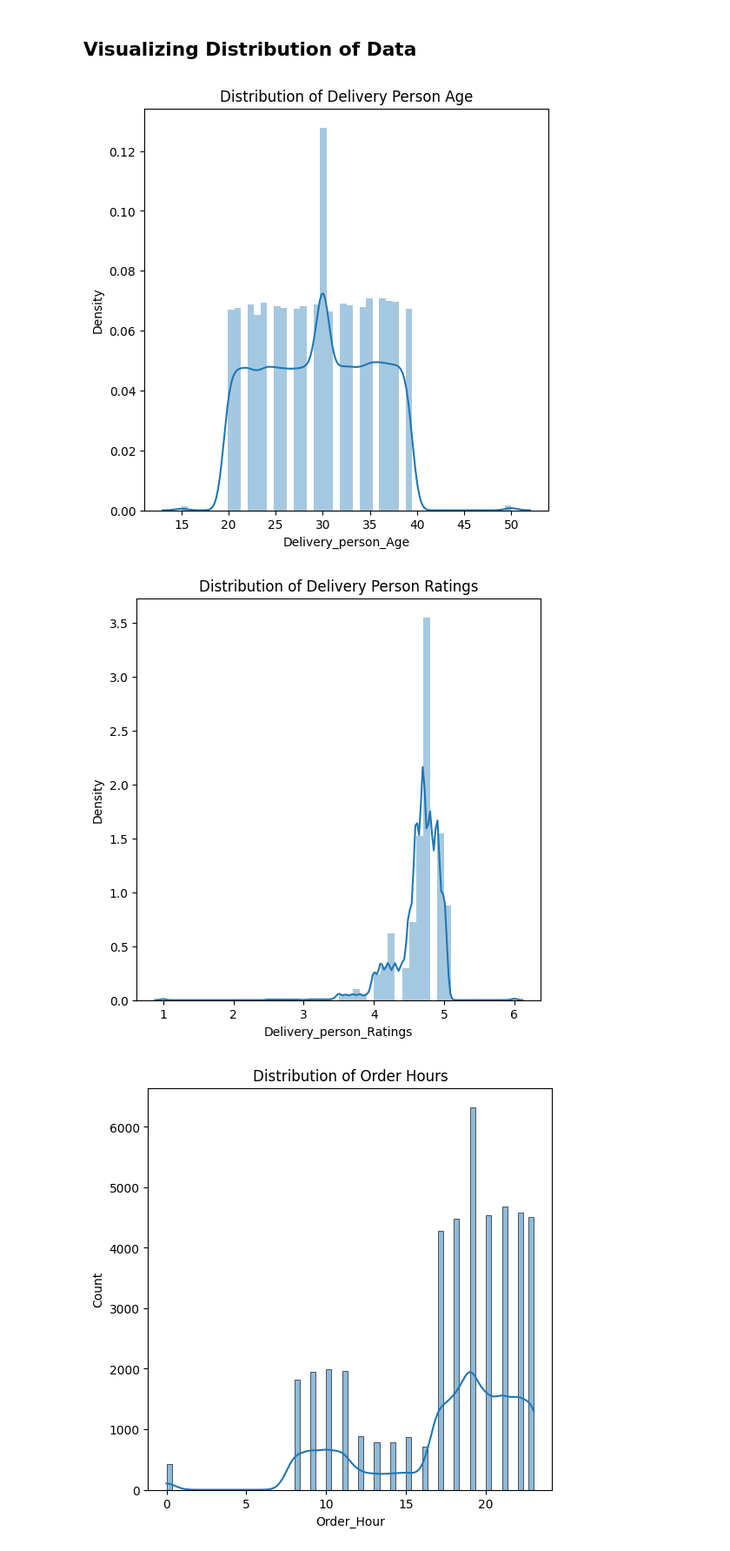
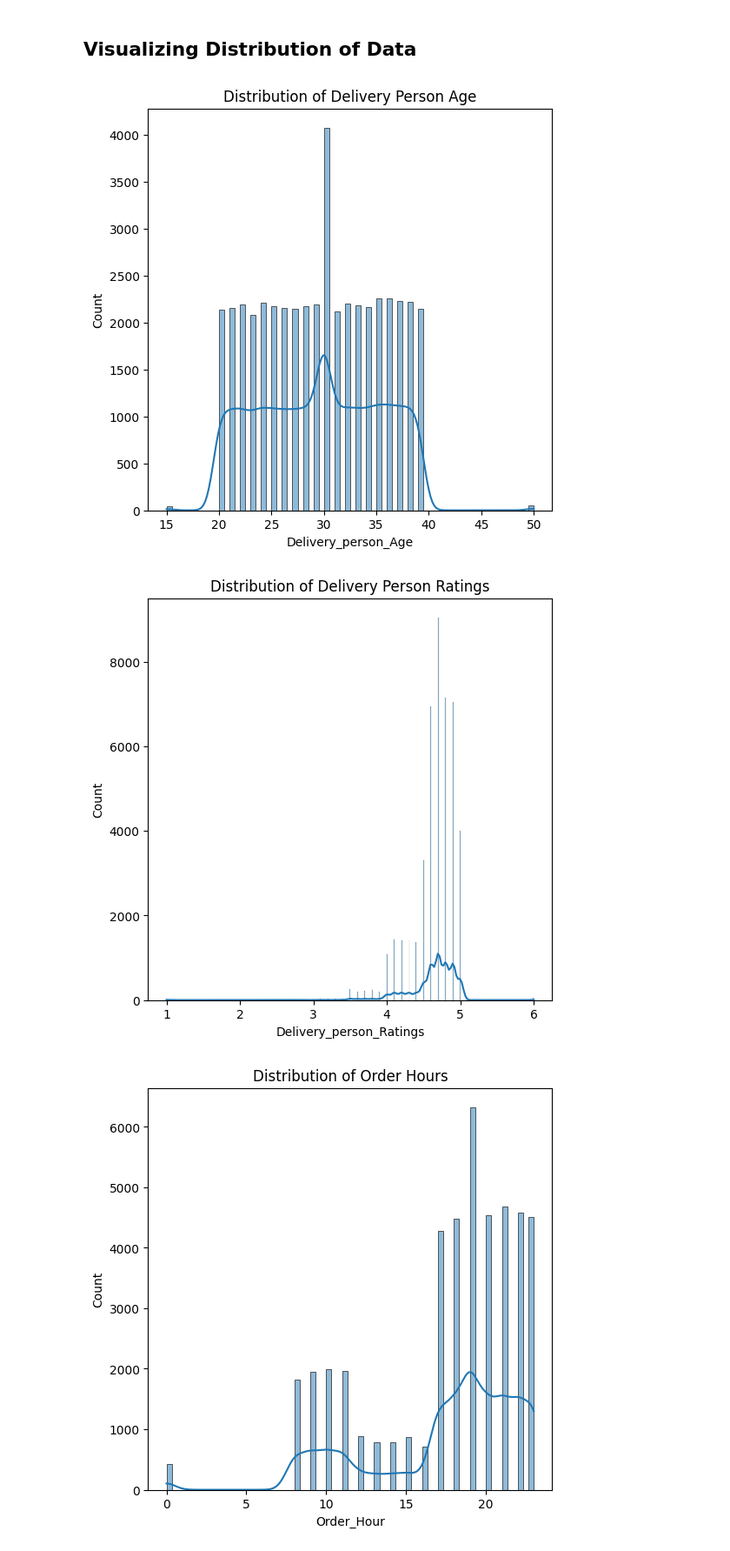
Before and after one commit to raghavsudan2006-spec/Food-Delivery-Time-Prediction, a Jupyter notebook: notebook/Food Delivery Time Prediction — Exploratory Data Analysis.ipynb, the cells around one changed output. Shown at 87% size. Cells and saved outputs as stored; diff of their text form; code cells hidden in the pictures.

Commit message:
Add Graphs and modify README

```diff
--- a/notebook/Food Delivery Time Prediction — Exploratory Data Analysis.ipynb
+++ b/notebook/Food Delivery Time Prediction — Exploratory Data Analysis.ipynb
@@ -20,4 +20,4 @@ from sklearn.metrics import mean_absolute_error,root_mean_squared_error,mean_squ
 import joblib
 # %%
 # Convertind food time delivery csv file dataframe
-data = pd.read_csv('Data/train.csv')
+data = pd.read_csv('../Data/train.csv')
@@ -435,18 +476,18 @@ data.head(2)
 ## Visualizing Distribution of Data
 # %%
 plt.figure(figsize=(6,6))
-sns.distplot(data['Delivery_person_Age'])
+sns.histplot(data['Delivery_person_Age'],kde = True)
 plt.title("Distribution of Delivery Person Age")
 plt.show()
 # %% [output]
-[figure, old version]
+[figure, new version]
 # %%
 plt.figure(figsize=(6,6))
-sns.distplot(data['Delivery_person_Ratings'])
+sns.histplot(data['Delivery_person_Ratings'],kde = True)
 plt.title("Distribution of Delivery Person Ratings")
 plt.show()
 # %% [output]
-[figure, old version]
+[figure, new version]
 # %%
 plt.figure(figsize=(6,6))
 sns.histplot(data['Order_Hour'],kde=True)
```
Also changed, not shown: parts of 9 cells of this notebook, 1 other file.
